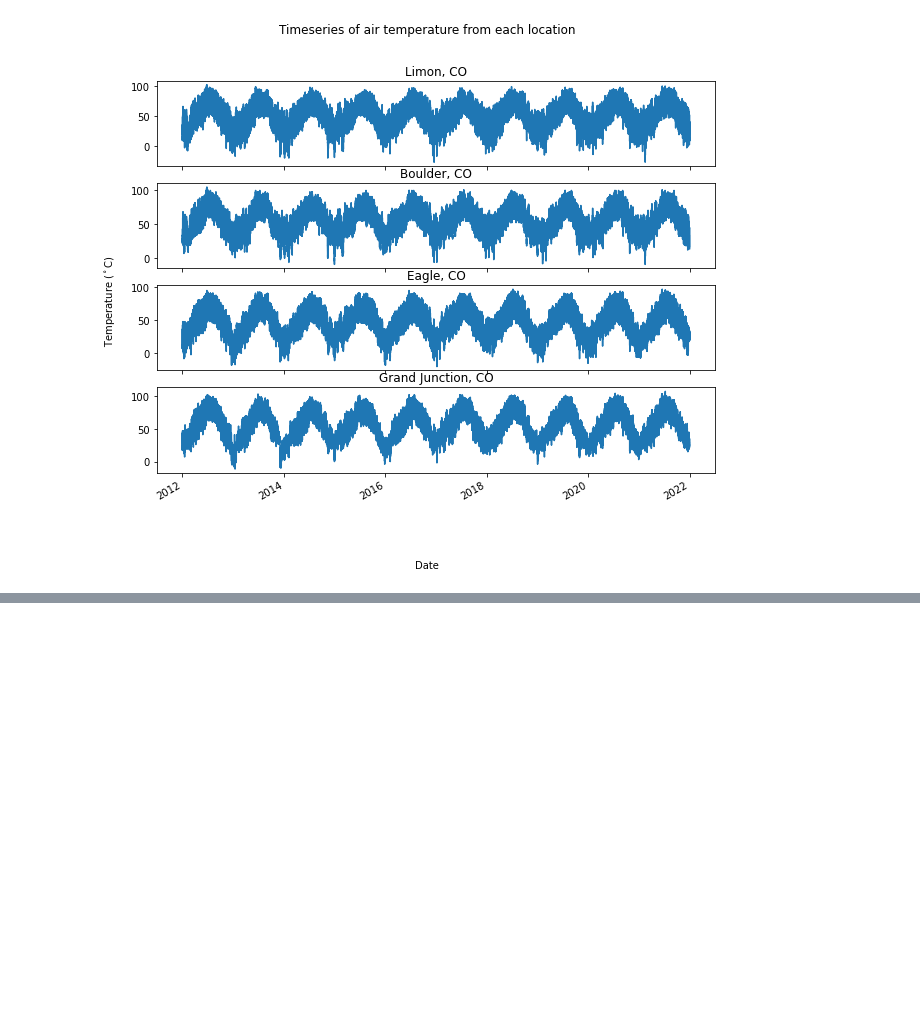
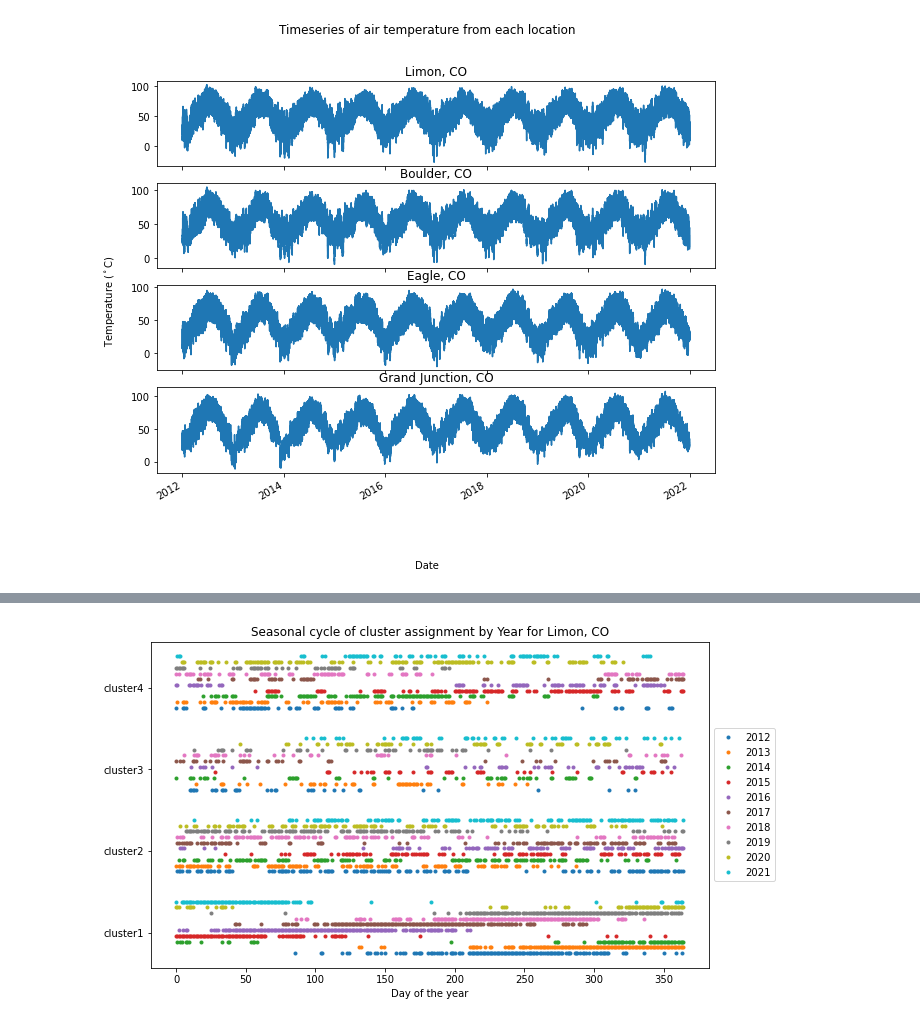
Before and after one commit to scrand23/ATOC4500-DataScience, a Jupyter notebook: Project.ipynb, the cells around one changed output, grey strips where cells are left out. Saved outputs shown, nothing was run; the diff lists cells and outputs as text; code cells hidden in the pictures; blank space fills up the shorter version.

Commit message:
Beginning Cluster Analysis

```diff
--- a/Project.ipynb
+++ b/Project.ipynb
@@ -201,0 +145,31 @@ fig.savefig("Look_at_data.jpg")
+# %%
+included_cols = ["drytemp_F", 'dewtemp_F', 'prec_inch', 'RH', 'pres_mbar', 'wdir', 'wspd_mph','wgust_mph']
+# %%
+def scale_and_convert_to_numpy(selectdf, included_cols):
+    data = selectdf.loc[:, selectdf.columns.isin(list(included_cols))].to_numpy()
+    scaled_data = whiten(data)
+    return scaled_data
+# %%
+def cluster_data(NO_CLUSTERS, scaled_data):
+    centroids, _  = kmeans(scaled_data,NO_CLUSTERS,iter=20)
+    idx, _ = vq(scaled_data,centroids)
+    idx=idx+1
+    return idx
+# %%
+def seasonal_assignment_by_year(idx, city):
+    plt.figure(figsize = (10,6))
+    plt.plot(idx[0:365],'.',label='2012');
+    plt.plot(idx[365:365*2]+0.07,'.',label='2013');
+    plt.plot(idx[365*2:365*3]+0.14,'.',label='2014');
+    plt.plot(idx[365*3:365*4]+0.21,'.',label='2015');
+    plt.plot(idx[365*4:365*5]+0.28,'.',label='2016');
+    plt.plot(idx[365*5:365*6]+0.35,'.',label='2017');
+    plt.plot(idx[365*6:365*7]+0.42,'.',label='2018');
+    plt.plot(idx[365*7:365*8]+0.49,'.',label='2019');
+    plt.plot(idx[365*8:365*9]+0.56,'.',label='2020');
+    plt.plot(idx[365*9:365*10]+0.63,'.',label='2021');
+    #plt.legend(loc='best');
+    plt.legend(bbox_to_anchor=(1, 0.75), loc='upper left', ncol=1);
+    plt.yticks(ticks = np.arange(1.25,NO_CLUSTERS+1.25),labels=['cluster1','cluster2','cluster3','cluster4']);
+    plt.xlabel('Day of the year')
+    plt.title('Seasonal cycle of cluster assignment by Year for '+city);
@@ -201,0 +181,8 @@ fig.savefig("Look_at_data.jpg")
+# %%
+limonClusterDF = select_time(limonDF,12)
+limonScaled = scale_and_convert_to_numpy(limonClusterDF,included_cols)
+NO_CLUSTERS = 4 # change this to change the number of clusters
+limonIdx = cluster_data(NO_CLUSTERS,limonScaled)
+seasonal_assignment_by_year(limonIdx, "Limon, CO")
+# %% [output]
+[figure, added]
```
Also changed, not shown: parts of 18 cells of this notebook.
